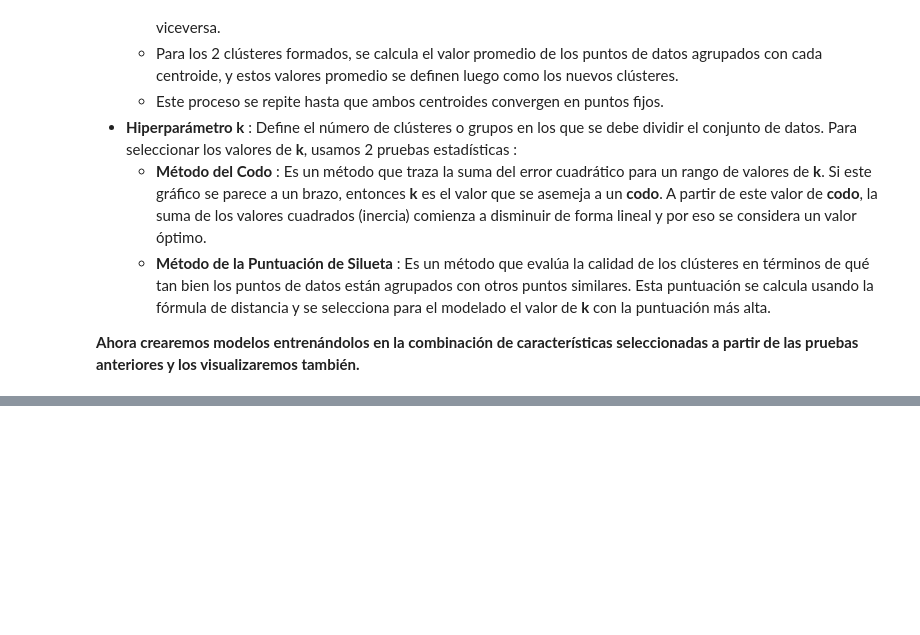
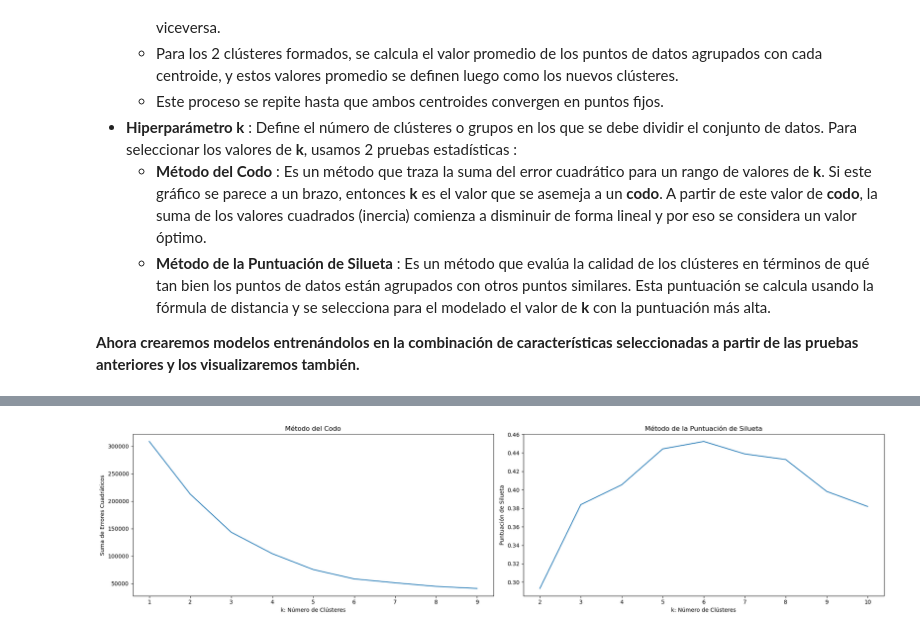
Before and after one commit to DevFntxy/ECBD_9A_IDGS_PRACTICAS_230892, a Jupyter notebook: Practica09/Practica09.ipynb, the cells around one changed output, grey strips where cells are left out. Drawn from its saved outputs; the diff is of its cells as text; code cells hidden in the pictures; blank space fills up the shorter version.

```diff
--- a/Practica09/Practica09.ipynb
+++ b/Practica09/Practica09.ipynb
@@ -471,3 +471,7 @@ df2['Spending Score (1-100)'] = mms.fit_transform(df2[['Spending Score (1-100)']
     - **Método de la Puntuación de Silueta** : Es un método que evalúa la calidad de los clústeres en términos de qué tan bien los puntos de datos están agrupados con otros puntos similares. Esta puntuación se calcula usando la fórmula de distancia y se selecciona para el modelado el valor de **k** con la puntuación más alta.
 
 **Ahora crearemos modelos entrenándolos en la combinación de características seleccionadas a partir de las pruebas anteriores y los visualizaremos también.**
+# %%
+# Eliminar la variable categórica
+df1.drop(columns='Genre', inplace=True)
+df2.drop(columns='Genre', inplace=True)
@@ -473,0 +482,7 @@ df2['Spending Score (1-100)'] = mms.fit_transform(df2[['Spending Score (1-100)']
+# %%
+# Seleccionar las variables numéricas para K-Means
+m1 = df1[
+    ['Age', 'Annual Income (k$)', 'Spending Score (1-100)']
+]
+
+print(m1.head())
@@ -473,0 +496,63 @@ df2['Spending Score (1-100)'] = mms.fit_transform(df2[['Spending Score (1-100)']
+# %%
+sse = {}
+sil = []
+kmax = 10
+
+fig = plt.subplots(nrows=1, ncols=2, figsize=(20, 5))
+
+# Método del Codo
+plt.subplot(1, 2, 1)
+
+for k in range(1, 10):
+    kmeans = KMeans(
+        n_clusters=k,
+        max_iter=1000,
+        n_init=10,
+        random_state=42
+    ).fit(m1)
+
+    sse[k] = kmeans.inertia_
+
+sns.lineplot(
+    x=list(sse.keys()),
+    y=list(sse.values())
+)
+
+plt.title('Método del Codo')
+plt.xlabel('k: Número de Clústeres')
+plt.ylabel('Suma de Errores Cuadráticos')
+
+
+# Método de la Puntuación de Silueta
+plt.subplot(1, 2, 2)
+
+for k in range(2, kmax + 1):
+    kmeans = KMeans(
+        n_clusters=k,
+        n_init=10,
+        random_state=42
+    ).fit(m1)
+
+    labels = kmeans.labels_
+
+    sil.append(
+        silhouette_score(
+            m1,
+            labels,
+            metric='euclidean'
+        )
+    )
+
+sns.lineplot(
+    x=range(2, kmax + 1),
+    y=sil
+)
+
+plt.title('Método de la Puntuación de Silueta')
+plt.xlabel('k: Número de Clústeres')
+plt.ylabel('Puntuación de Silueta')
+
+plt.tight_layout()
+plt.show()
+# %% [output]
+[figure, added]
```
Also changed, not shown: parts of 16 cells of this notebook.
